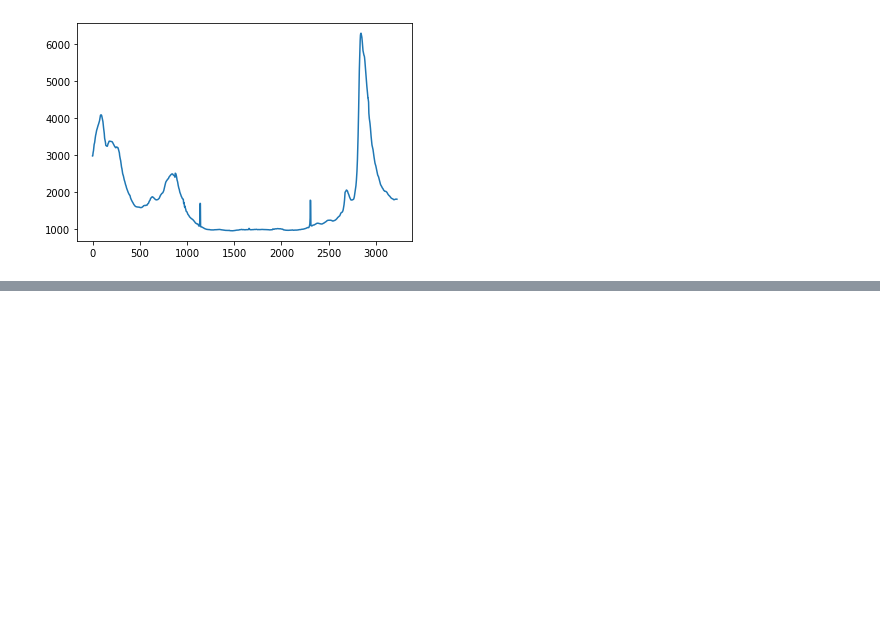
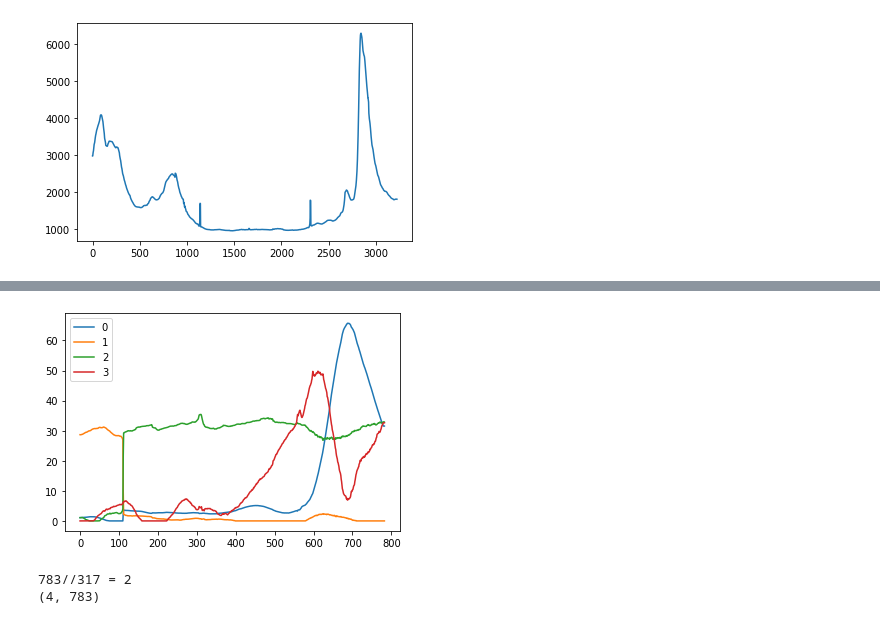
Before and after one commit to sidiso/surfh, a Jupyter notebook: notebooks/nmf_orion.ipynb, the cells around one changed output, grey strips where cells are left out. Cells and saved outputs as stored; diff of their text form; code cells hidden in the pictures; blank space fills up the shorter version.

```diff
--- a/notebooks/nmf_orion.ipynb
+++ b/notebooks/nmf_orion.ipynb
@@ -72,0 +93,41 @@ plt.legend()
+# %%
+from sklearn.decomposition import NMF
+
+# Initialize NMF with the desired number of components
+nmf = NMF(n_components=4, init='random', random_state=31, max_iter=1000)
+
+# Fit NMF model to your data
+nmf.fit(data)
+
+# Extract the components (eigenvectors)
+components = nmf.components_
+# %%
+plt.figure()
+for i in range(components.shape[0]):
+    plt.plot(components[i], label=i)
+plt.legend()
+plt.show()
+# %% [output]
+[figure, added]
+# %%
+import numpy as np
+
+# Target number of elements in the new matrix (width = 317)
+target_width = 317
+
+# Calculate the step size for downsampling
+step = len(components[0]) // target_width
+print(f'{len(components[0])}//{target_width} = {step}')
+print(components.shape)
+
+# Downsample by selecting every 'step' element along the width axis
+downsampled_components = components[:, ::step]
+
+# Ensure the new matrix has exactly 317 elements in the second dimension
+# In case the division is not perfect, truncate to the correct size
+# downsampled_components = downsampled_components[:, :target_width]
+# print(downsampled_components.shape)
+#
+# %% [output]
+783//317 = 2
+(4, 783)
```
Also changed, not shown: parts of 7 cells of this notebook, 1 other file.
